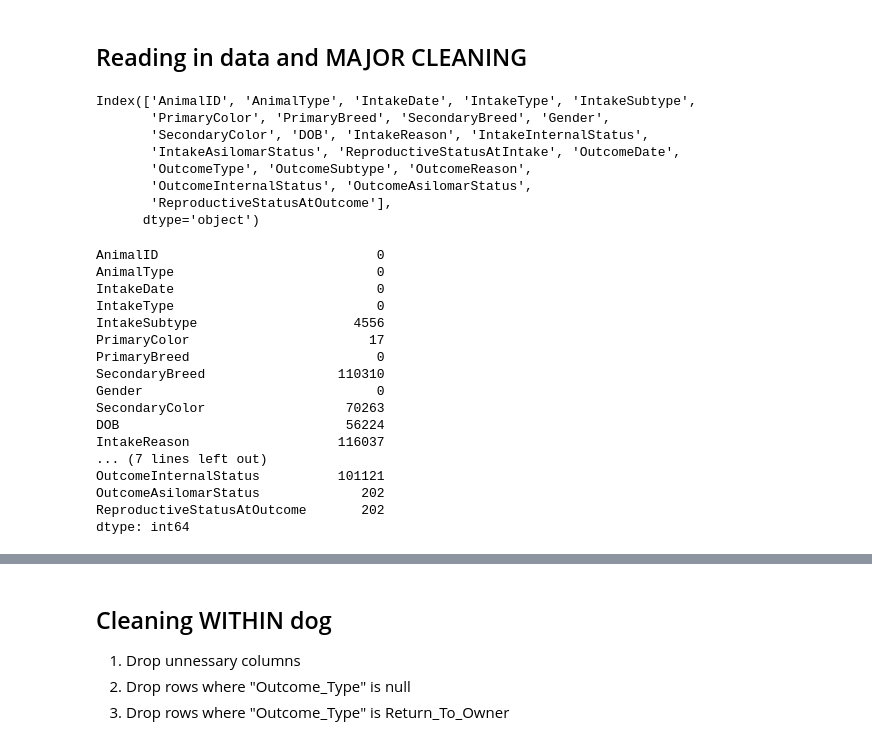
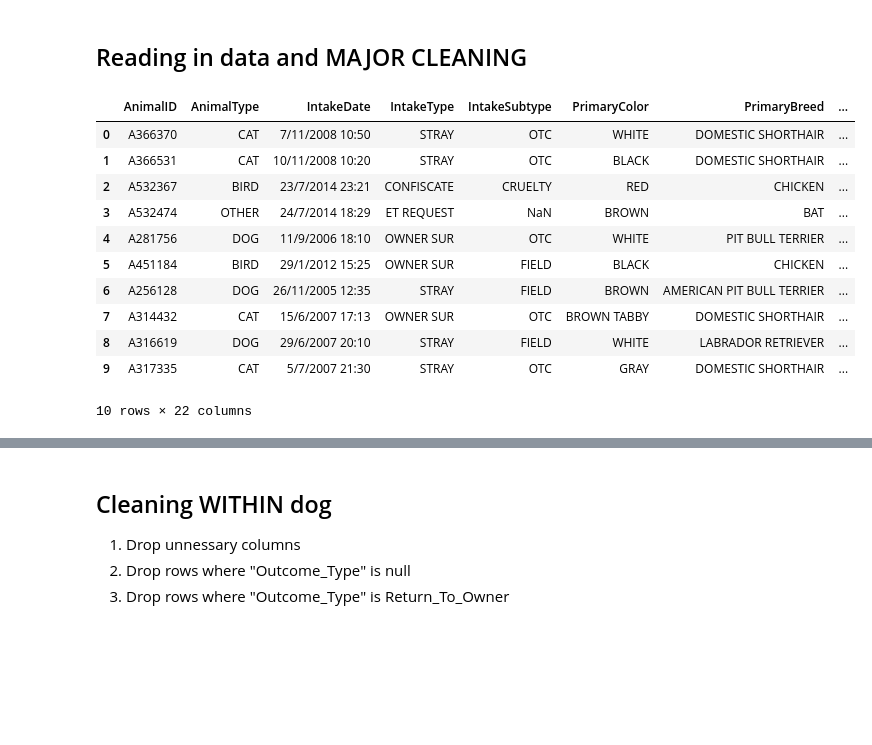
Before and after one commit to kellypriest/project-3, a Jupyter notebook: model_RF_Louisville.ipynb, the cells around one changed output, grey strips where cells are left out. Drawn from its saved outputs; the diff is of its cells as text; code cells hidden in the pictures; blank space fills up the shorter version.

Commit message:
RF Model Louisville / Organizing

```diff
--- a/model_RF_Louisville.ipynb
+++ b/model_RF_Louisville.ipynb
@@ -9,37 +9,22 @@ from matplotlib import pyplot as plt
 import datetime as dt
 # %%
 # Read in csv
-df = pd.read_csv("Animal_Shelter_Louisville.csv")
-df.head()
-df.columns
+df = pd.read_csv("Resources/Animal_Shelter_Louisville.csv")
+df.head(10)
 # %% [output]
+|  | AnimalID | AnimalType | IntakeDate | IntakeType | IntakeSubtype | PrimaryColor | PrimaryBreed | ... |
+| 0 | A366370 | CAT | 7/11/2008 10:50 | STRAY | OTC | WHITE | DOMESTIC SHORTHAIR | ... |
+| 1 | A366531 | CAT | 10/11/2008 10:20 | STRAY | OTC | BLACK | DOMESTIC SHORTHAIR | ... |
+| 2 | A532367 | BIRD | 23/7/2014 23:21 | CONFISCATE | CRUELTY | RED | CHICKEN | ... |
+| 3 | A532474 | OTHER | 24/7/2014 18:29 | ET REQUEST | NaN | BROWN | BAT | ... |
+| 4 | A281756 | DOG | 11/9/2006 18:10 | OWNER SUR | OTC | WHITE | PIT BULL TERRIER | ... |
+| 5 | A451184 | BIRD | 29/1/2012 15:25 | OWNER SUR | FIELD | BLACK | CHICKEN | ... |
+| 6 | A256128 | DOG | 26/11/2005 12:35 | STRAY | FIELD | BROWN | AMERICAN PIT BULL TERRIER | ... |
+| 7 | A314432 | CAT | 15/6/2007 17:13 | OWNER SUR | OTC | BROWN TABBY | DOMESTIC SHORTHAIR | ... |
+| 8 | A316619 | DOG | 29/6/2007 20:10 | STRAY | FIELD | WHITE | LABRADOR RETRIEVER | ... |
+| 9 | A317335 | CAT | 5/7/2007 21:30 | STRAY | OTC | GRAY | DOMESTIC SHORTHAIR | ... |
-Index(['AnimalID', 'AnimalType', 'IntakeDate', 'IntakeType', 'IntakeSubtype',
-       'PrimaryColor', 'PrimaryBreed', 'SecondaryBreed', 'Gender',
-       'SecondaryColor', 'DOB', 'IntakeReason', 'IntakeInternalStatus',
-       'IntakeAsilomarStatus', 'ReproductiveStatusAtIntake', 'OutcomeDate',
-       'OutcomeType', 'OutcomeSubtype', 'OutcomeReason',
-       'OutcomeInternalStatus', 'OutcomeAsilomarStatus',
-       'ReproductiveStatusAtOutcome'],
-      dtype='object')
+10 rows × 22 columns
 # %%
 df.isna().sum()
-# %% [output]
-AnimalID                            0
-AnimalType                          0
-IntakeDate                          0
-IntakeType                          0
-IntakeSubtype                    4556
-PrimaryColor                       17
-PrimaryBreed                        0
-SecondaryBreed                 110310
-Gender                              0
-SecondaryColor                  70263
-DOB                             56224
-IntakeReason                   116037
-... (7 lines left out)
-OutcomeInternalStatus          101121
-OutcomeAsilomarStatus             202
-ReproductiveStatusAtOutcome       202
-dtype: int64
 # %%
 df.columns
```
Also changed, not shown: parts of 67 cells of this notebook, 40 other files.
